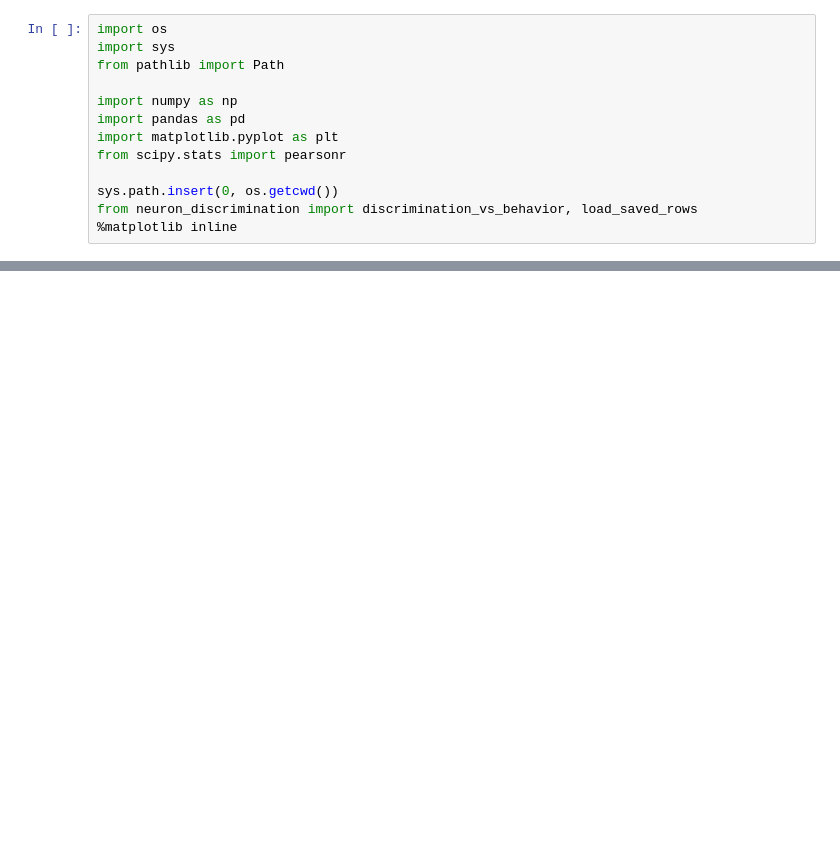
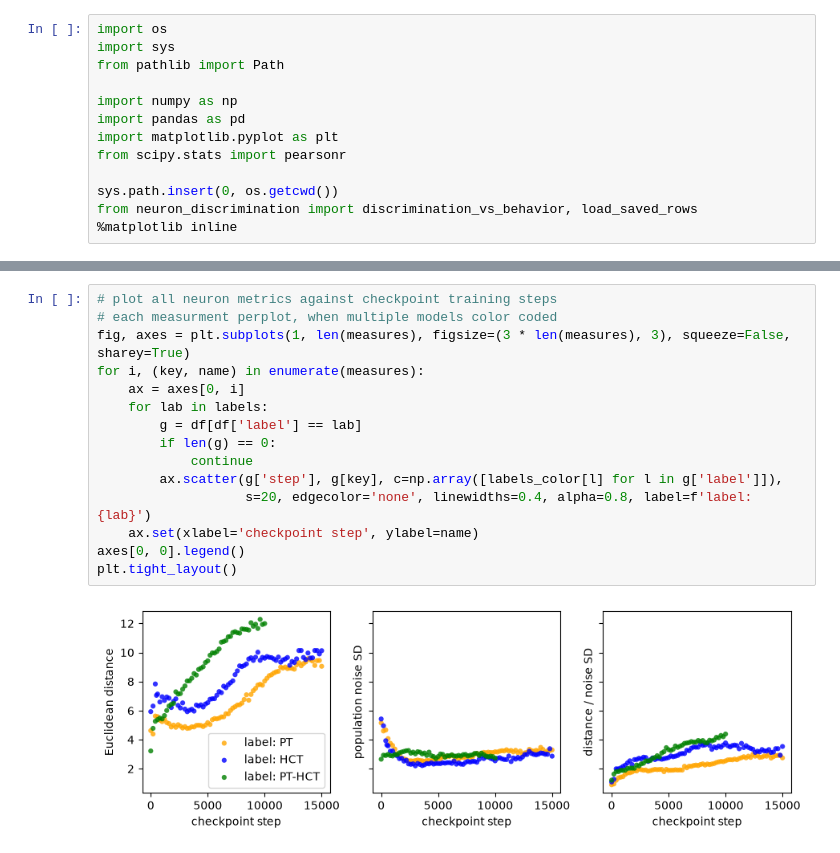
Before and after one commit to ZhixiaoSu/tone_generalize, a Jupyter notebook: code/neuron_discrimination.ipynb, the cells around one changed output, grey strips where cells are left out. Cells and saved outputs as stored; diff of their text form; blank space fills up the shorter version.

```diff
--- a/code/neuron_discrimination.ipynb
+++ b/code/neuron_discrimination.ipynb
@@ -160,0 +278,17 @@ plt.show()
+# %%
+# plot all neuron metrics against checkpoint training steps
+# each measurment perplot, when multiple models color coded
+fig, axes = plt.subplots(1, len(measures), figsize=(3 * len(measures), 3), squeeze=False, sharey=True)
+for i, (key, name) in enumerate(measures):
+    ax = axes[0, i]
+    for lab in labels:
+        g = df[df['label'] == lab]
+        if len(g) == 0:
+            continue
+        ax.scatter(g['step'], g[key], c=np.array([labels_color[l] for l in g['label']]),
+                   s=20, edgecolor='none', linewidths=0.4, alpha=0.8, label=f'label: {lab}')
+    ax.set(xlabel='checkpoint step', ylabel=name)
+axes[0, 0].legend()
+plt.tight_layout()
+# %% [output]
+[figure, added]
```
Also changed, not shown: parts of 8 cells of this notebook, 18 other files.
